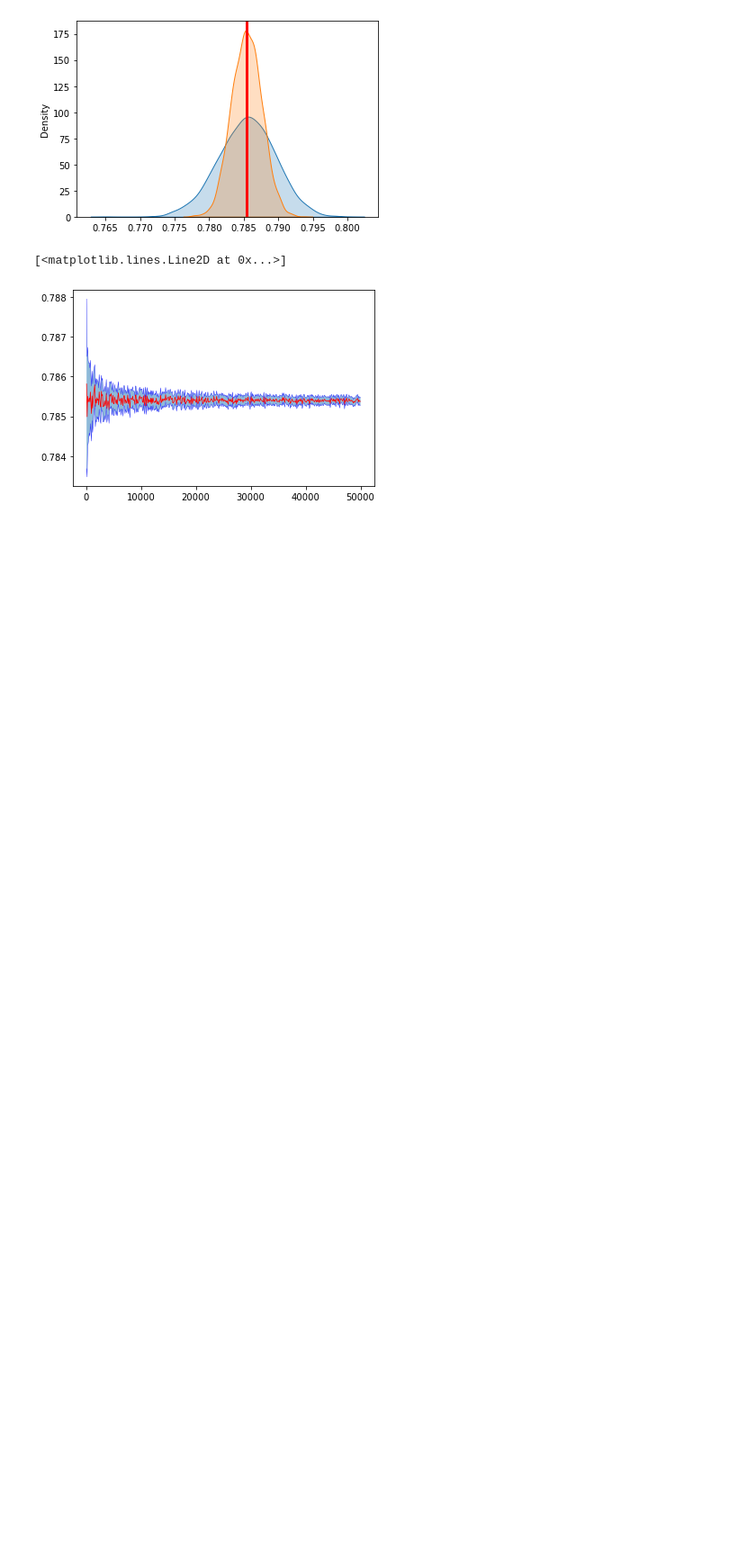
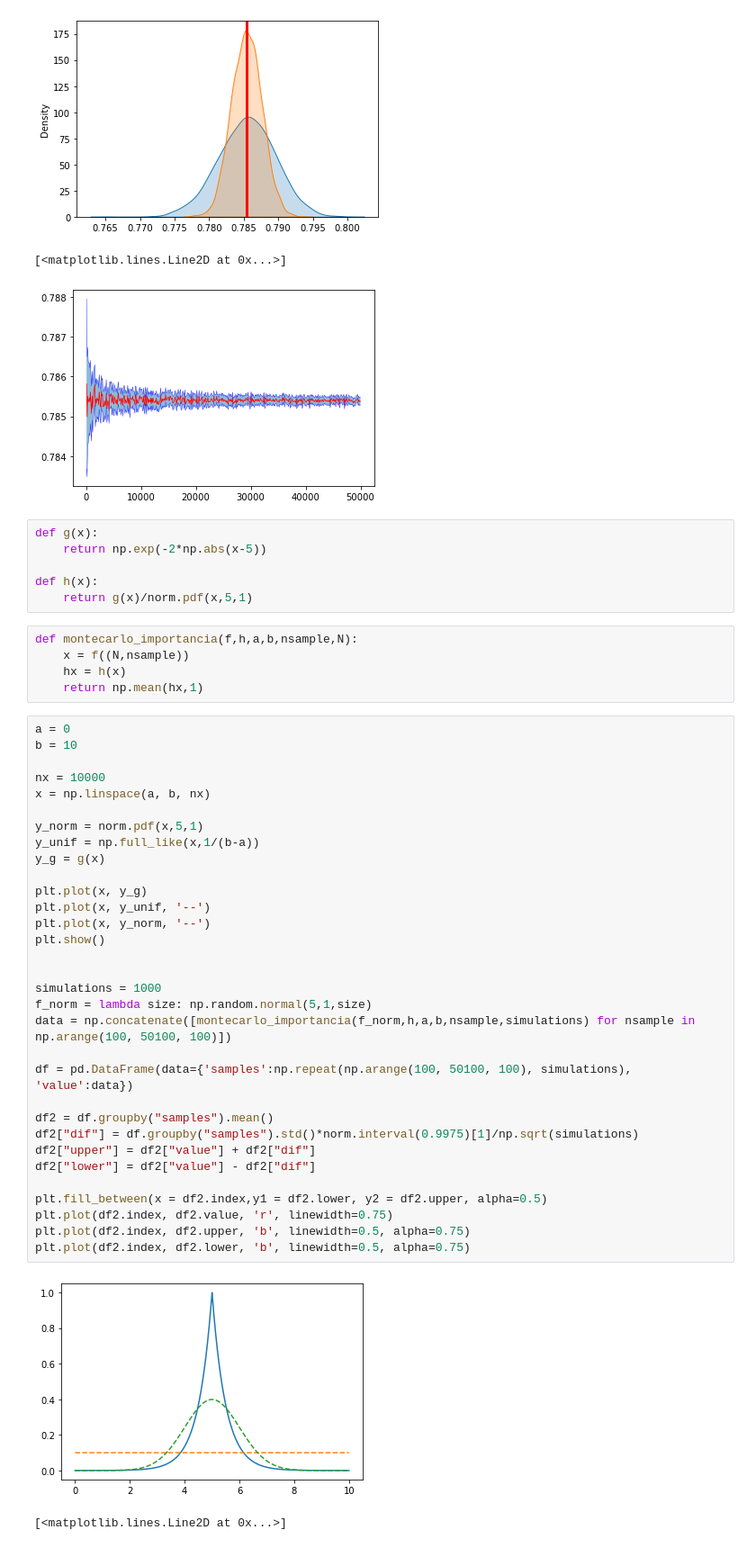
Before and after one commit to OscarGB/MUCD-CN, a Jupyter notebook: Integracion de Monte-Carlo/Untitled.ipynb, the cells around one changed output. Shown at 90% size. Drawn from its saved outputs; the diff is of its cells as text; blank space fills up the shorter version.

```diff
--- a/Integracion de Monte-Carlo/Untitled.ipynb
+++ b/Integracion de Monte-Carlo/Untitled.ipynb
@@ -117,3 +117,49 @@ plt.plot(df2.index, df2.lower, 'b', linewidth=0.5, alpha=0.75)
 [figure]
 [<matplotlib.lines.Line2D at 0x...>]
 [figure]
+# %%
+def g(x):
+    return np.exp(-2*np.abs(x-5))
+
+def h(x):
+    return g(x)/norm.pdf(x,5,1)
+# %%
+def montecarlo_importancia(f,h,a,b,nsample,N):
+    x = f((N,nsample))
+    hx = h(x)
+    return np.mean(hx,1)
+# %%
+a = 0
+b = 10
+
+nx = 10000
+x = np.linspace(a, b, nx)
+
+y_norm = norm.pdf(x,5,1)
+y_unif = np.full_like(x,1/(b-a))
+y_g = g(x)
+
+plt.plot(x, y_g)
+plt.plot(x, y_unif, '--')
+plt.plot(x, y_norm, '--')
+plt.show()
+
+
+simulations = 1000
+f_norm = lambda size: np.random.normal(5,1,size)
+data = np.concatenate([montecarlo_importancia(f_norm,h,a,b,nsample,simulations) for nsample in np.arange(100, 50100, 100)])
+
+df = pd.DataFrame(data={'samples':np.repeat(np.arange(100, 50100, 100), simulations), 'value':data})
+
+df2 = df.groupby("samples").mean()
+df2["dif"] = df.groupby("samples").std()*norm.interval(0.9975)[1]/np.sqrt(simulations)
+df2["upper"] = df2["value"] + df2["dif"]
+df2["lower"] = df2["value"] - df2["dif"]
+
+plt.fill_between(x = df2.index,y1 = df2.lower, y2 = df2.upper, alpha=0.5)
+plt.plot(df2.index, df2.value, 'r', linewidth=0.75)
+plt.plot(df2.index, df2.upper, 'b', linewidth=0.5, alpha=0.75)
+plt.plot(df2.index, df2.lower, 'b', linewidth=0.5, alpha=0.75)
+# %% [output]
+[figure, added]
+[<matplotlib.lines.Line2D at 0x...>]
```
Also changed, not shown: parts of 2 cells of this notebook.
